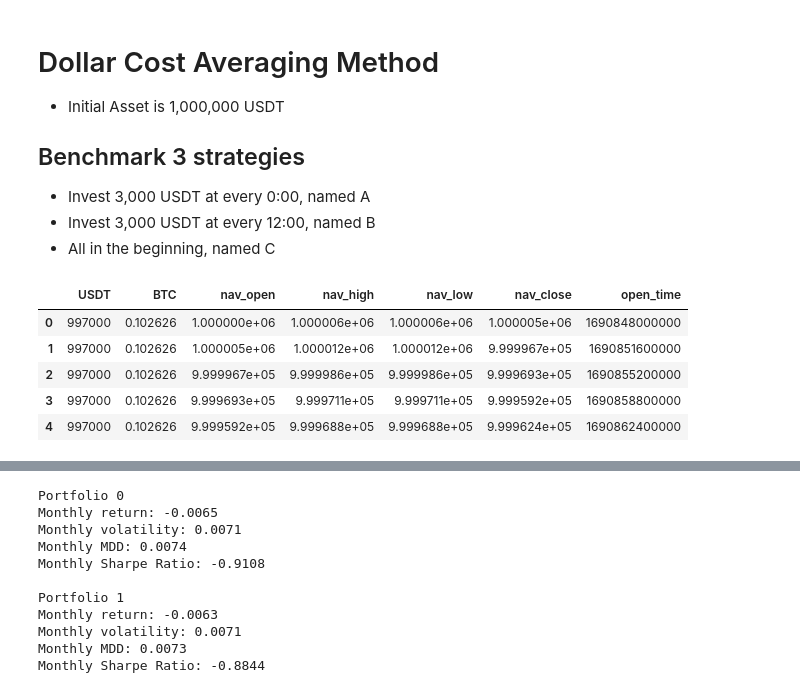
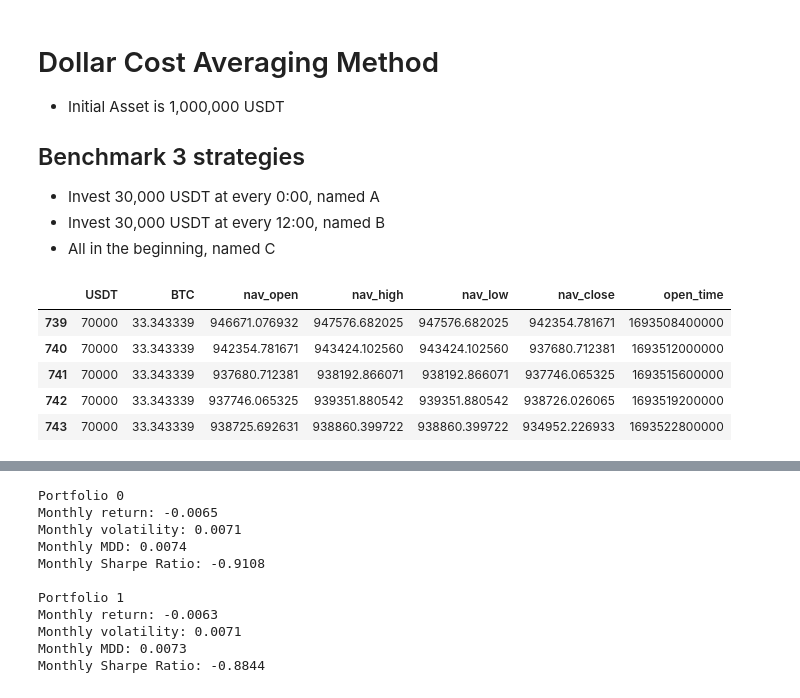
Before and after one commit to BullionBear/crypto-backtest, a Jupyter notebook: notebooks/1_dca_and_benchmark.ipynb, the cells around one changed output, grey strips where cells are left out. Cells and saved outputs as stored; diff of their text form; code cells hidden in the pictures.

```diff
--- a/notebooks/1_dca_and_benchmark.ipynb
+++ b/notebooks/1_dca_and_benchmark.ipynb
@@ -63,47 +53,47 @@ df[(df['open_time'] >= 1690851600000) & (df['close_time'] < 1690869600000)]
 # Dollar Cost Averaging Method
 - Initial Asset is 1,000,000 USDT
 ## Benchmark 3 strategies
-- Invest 3,000 USDT at every 0:00, named A
-- Invest 3,000 USDT at every 12:00, named B
+- Invest 30,000 USDT at every 0:00, named A
+- Invest 30,000 USDT at every 12:00, named B
 - All in the beginning, named C
 # %%
 # Portfolio list
 portfolios = []
 # %%
-# Invest 3,000 USDT at every 0:00
+# Invest 3,0000 USDT at every 0:00
 usdt = 1000000
 btc = 0
 asset = {
     "USDT": [],
     "BTC": [],
     "nav_open": [],
     "nav_high": [],
     "nav_low": [],
     "nav_close": []
 }
 for index, row in df.iterrows():
     if row['date'].hour == 0:
         btc_price = row['open']
-        amount = 3000 / btc_price
-        usdt -= 3000
+        amount = 30000 / btc_price
+        usdt -= 30000
         btc += amount
     asset["USDT"].append(usdt)
     asset["BTC"].append(btc)
     asset["nav_open"].append(btc * row["open"] + usdt)
     asset["nav_high"].append(btc * row["high"] + usdt)
     asset["nav_low"].append(btc * row["high"] + usdt)
     asset["nav_close"].append(btc * row["close"] + usdt)
 portfolio = pd.DataFrame(asset)
 portfolio["open_time"] = df["open_time"]
 portfolios.append(portfolio.copy())
-portfolio.head()
+portfolio.tail()
 # %% [output]
 |  | USDT | BTC | nav_open | nav_high | nav_low | nav_close | open_time |
-| 0 | 997000 | 0.102626 | 1.000000e+06 | 1.000006e+06 | 1.000006e+06 | 1.000005e+06 | 1690848000000 |
-| 1 | 997000 | 0.102626 | 1.000005e+06 | 1.000012e+06 | 1.000012e+06 | 9.999967e+05 | 1690851600000 |
-| 2 | 997000 | 0.102626 | 9.999967e+05 | 9.999986e+05 | 9.999986e+05 | 9.999693e+05 | 1690855200000 |
-| 3 | 997000 | 0.102626 | 9.999693e+05 | 9.999711e+05 | 9.999711e+05 | 9.999592e+05 | 1690858800000 |
-| 4 | 997000 | 0.102626 | 9.999592e+05 | 9.999688e+05 | 9.999688e+05 | 9.999624e+05 | 1690862400000 |
+| 739 | 70000 | 33.343339 | 946671.076932 | 947576.682025 | 947576.682025 | 942354.781671 | 1693508400000 |
+| 740 | 70000 | 33.343339 | 942354.781671 | 943424.102560 | 943424.102560 | 937680.712381 | 1693512000000 |
+| 741 | 70000 | 33.343339 | 937680.712381 | 938192.866071 | 938192.866071 | 937746.065325 | 1693515600000 |
+| 742 | 70000 | 33.343339 | 937746.065325 | 939351.880542 | 939351.880542 | 938726.026065 | 1693519200000 |
+| 743 | 70000 | 33.343339 | 938725.692631 | 938860.399722 | 938860.399722 | 934952.226933 | 1693522800000 |
 # %%
 import pandas as pd
 import plotly.graph_objects as go
```
Also changed, not shown: parts of 9 cells of this notebook, 8 other files.
